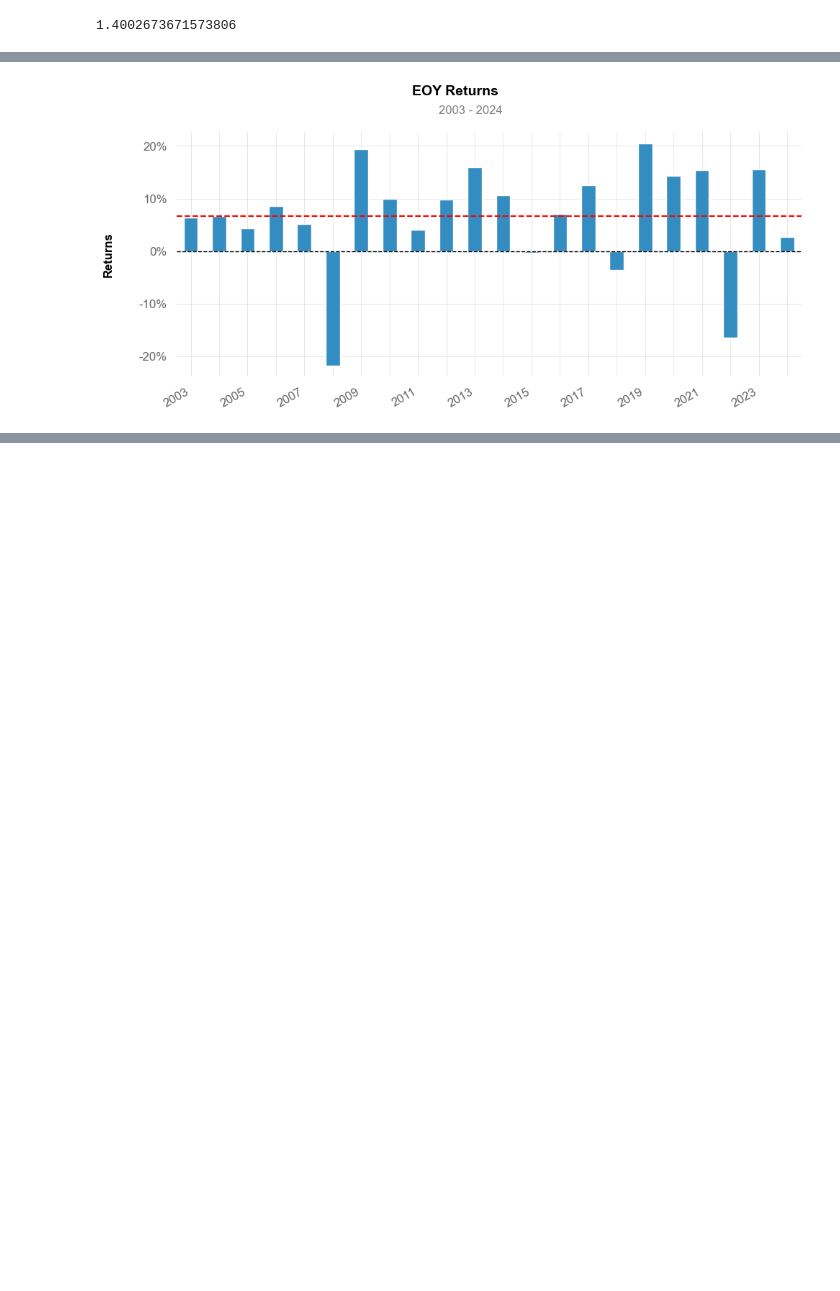
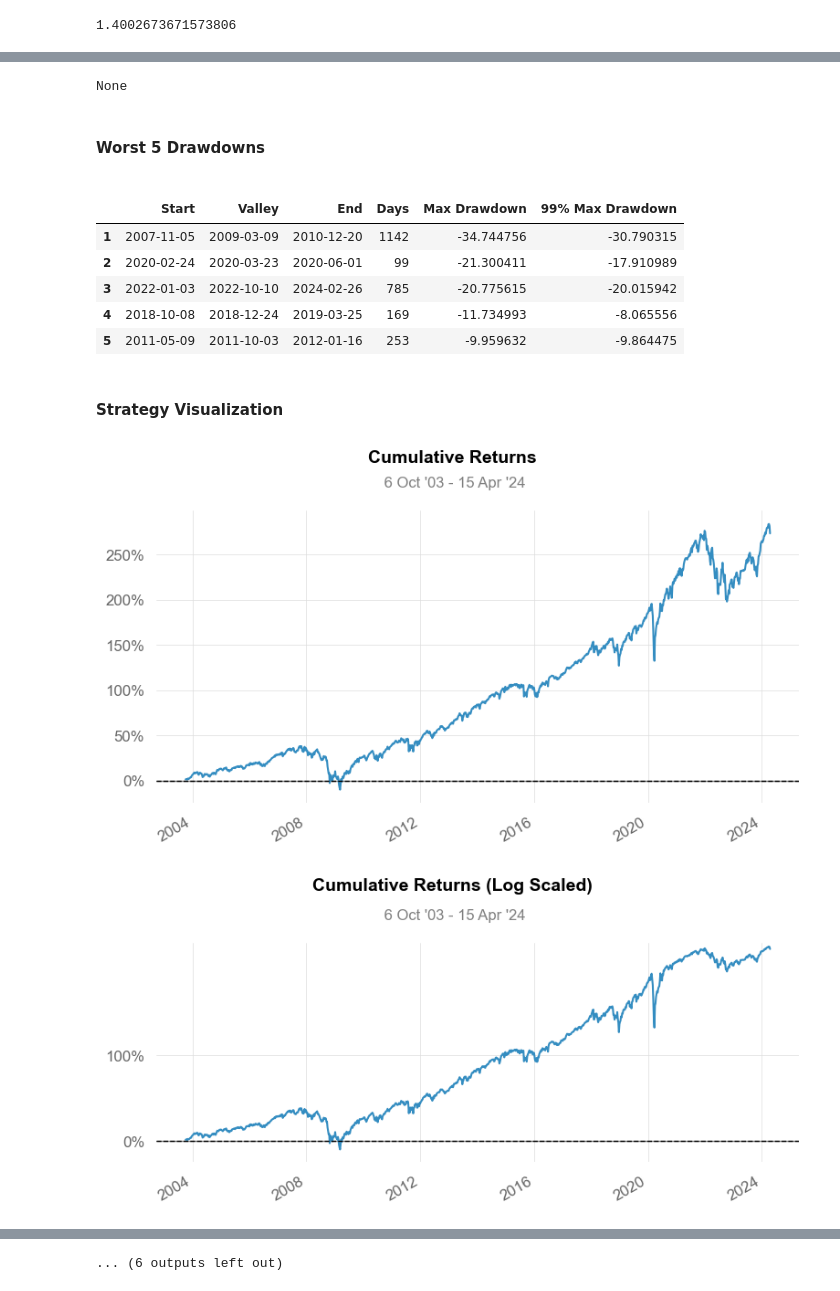
Before and after one commit to sharavsambuu/hello-60-40, a Jupyter notebook: hello_60_40.ipynb, the cells around one changed output, grey strips where cells are left out. Saved outputs shown, nothing was run; the diff lists cells and outputs as text; code cells hidden in the pictures; blank space fills up the shorter version.

Commit message:
Full performance tearsheet for the raw 6040 portfolio

```diff
--- a/hello_60_40.ipynb
+++ b/hello_60_40.ipynb
@@ -185,5 +213,5 @@ qs.stats.sharpe(portfolio_df['adjusted_ret'])
 # %%
 #%%
 
-qs.plots.yearly_returns(portfolio_df['adjusted_ret'])
+qs.reports.full(portfolio_df['adjusted_ret'])
 # %% [output]
@@ -190 +236,11 @@ qs.plots.yearly_returns(portfolio_df['adjusted_ret'])
+None
+Worst 5 Drawdowns
+|  | Start | Valley | End | Days | Max Drawdown | 99% Max Drawdown |
+| 1 | 2007-11-05 | 2009-03-09 | 2010-12-20 | 1142 | -34.744756 | -30.790315 |
+| 2 | 2020-02-24 | 2020-03-23 | 2020-06-01 | 99 | -21.300411 | -17.910989 |
+| 3 | 2022-01-03 | 2022-10-10 | 2024-02-26 | 785 | -20.775615 | -20.015942 |
+| 4 | 2018-10-08 | 2018-12-24 | 2019-03-25 | 169 | -11.734993 | -8.065556 |
+| 5 | 2011-05-09 | 2011-10-03 | 2012-01-16 | 253 | -9.959632 | -9.864475 |
+Strategy Visualization
-[figure, old version]
+[figure, new version]
+[figure, added]
@@ -190,0 +251 @@ qs.plots.yearly_returns(portfolio_df['adjusted_ret'])
+... (6 outputs left out)
```
Also changed, not shown: parts of 4 cells of this notebook, 1 other file.
